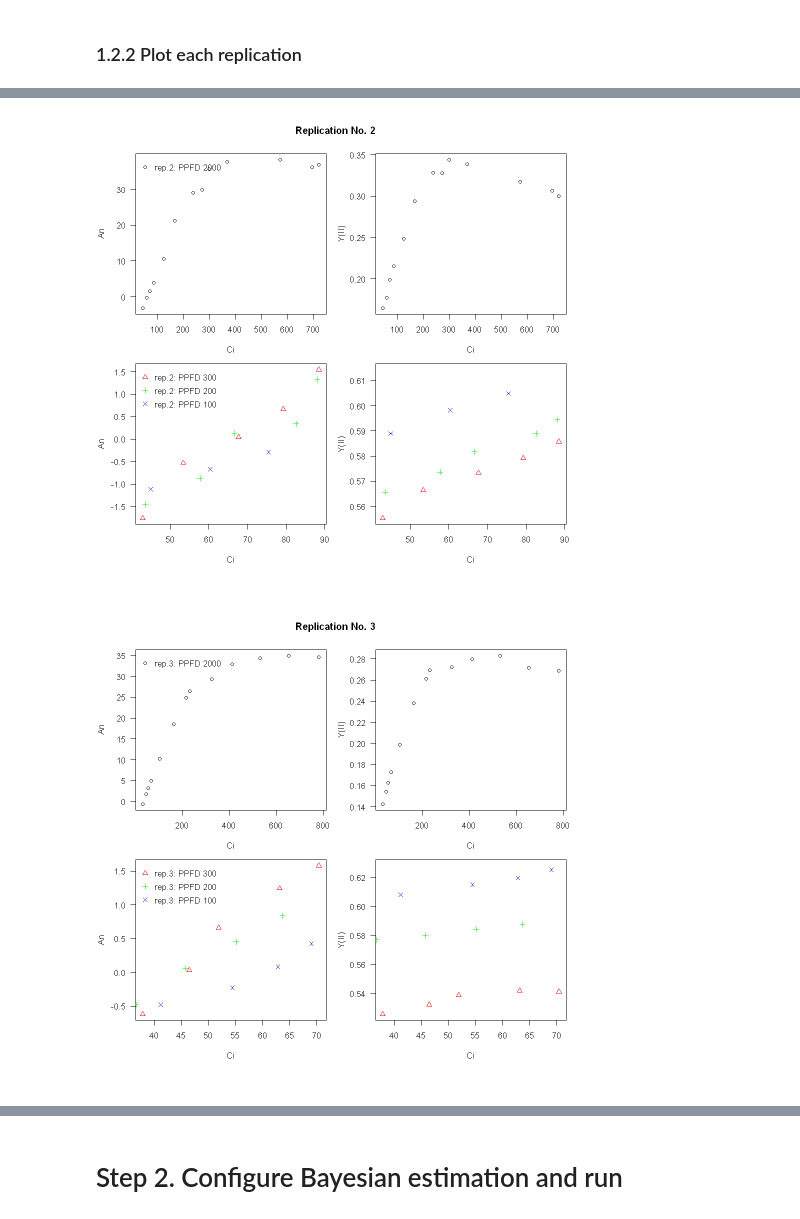
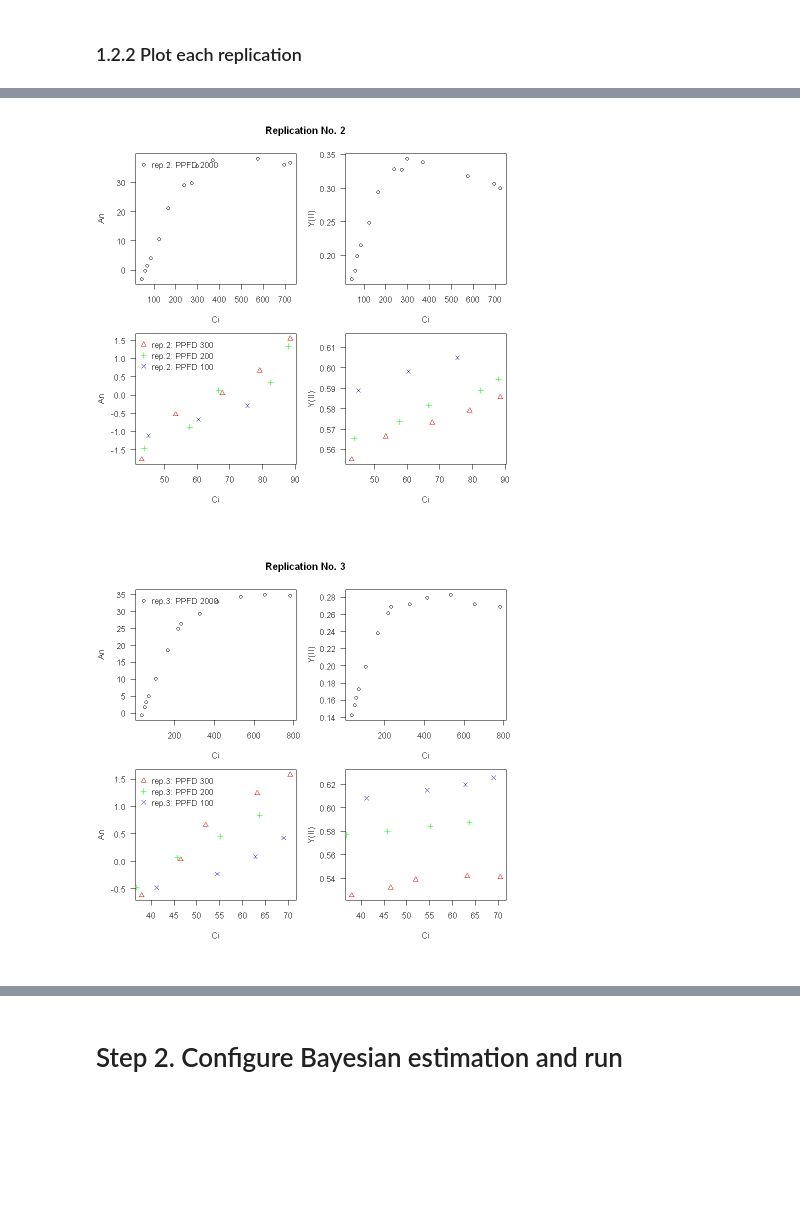
Before and after one commit to yixiao2/FvCB-JAGS, a Jupyter notebook: FvCB_JAGS.ipynb, the cells around one changed output, grey strips where cells are left out. Saved outputs shown, nothing was run; the diff lists cells and outputs as text; code cells hidden in the pictures; blank space fills up the shorter version.

```diff
--- a/FvCB_JAGS.ipynb
+++ b/FvCB_JAGS.ipynb
@@ -176,7 +163,7 @@ J[4] corresponds to 100 PPFD
 # if there is only one replication, this step is skipped.
 if (NumRep!=1) {
 ## plot all replications together
-options(repr.plot.width = 8, repr.plot.height = 8)
+options(repr.plot.width = 7, repr.plot.height = 7)
 par(mfrow=c(2,2))
 cmap1 <- brewer.pal(NumRep,"Set1")
 #A-Ci under saturating light
@@ -271,7 +258,7 @@ for (looprep2plot in seq(NumRep)) {
 }
 title("All replications", outer=TRUE, line=-2)
 ## save plot
-tmpdisp <- dev.copy(pdf, file.path(BayesOPTFolder,OPTFolderName,"allreps","s1.2-raw curves-allreps.pdf"))
+tmpdisp <- dev.copy(png, file.path(BayesOPTFolder,OPTFolderName,"allreps","s1.2-raw curves-allreps.png"), width=7, height=7, unit="in", res=900)
 tmpdisp <- dev.off()
 }
 # %% [output]
@@ -282,7 +269,7 @@ tmpdisp <- dev.off()
 ## plot each replication
 for (looprep2plot in seq(NumRep)) {
     selrep2plot=looprep2plot
-    options(repr.plot.width = 8, repr.plot.height = 8)
+    options(repr.plot.width = 7, repr.plot.height = 7)
     par(mfrow=c(2,2))
     tmpCi=na.omit(unlist(Obs.Ci[selrep2plot,]))#compatible to replications with different pts
     tmpQ=na.omit(unlist(Obs.Q[selrep2plot,]))
@@ -329,9 +316,9 @@ for (looprep2plot in seq(NumRep)) {
     title(paste("Replication No.",looprep2plot), outer=TRUE, line=-2)
 
     ## save plot
-    tmpfilename <- paste("s1.2-raw curves-rep",looprep2plot,".pdf", sep="")
+    tmpfilename <- paste("s1.2-raw curves-rep",looprep2plot,".png", sep="")
     tmpstr=paste("rep", looprep2plot, sep="")
-    tmpdisp <- dev.copy(pdf, file.path(BayesOPTFolder,OPTFolderName,tmpstr,tmpfilename))
+    tmpdisp <- dev.copy(png, file.path(BayesOPTFolder,OPTFolderName,tmpstr,tmpfilename), width=7, height=7, unit="in", res=900)
     tmpdisp <- dev.off()
 }
 # %% [output]
@@ -339,2 +326,2 @@ for (looprep2plot in seq(NumRep)) {
-[figure, old version]
+[figure, new version]
-[figure, old version]
+[figure, new version]
```
Also changed, not shown: parts of 9 cells of this notebook, 26 other files.
